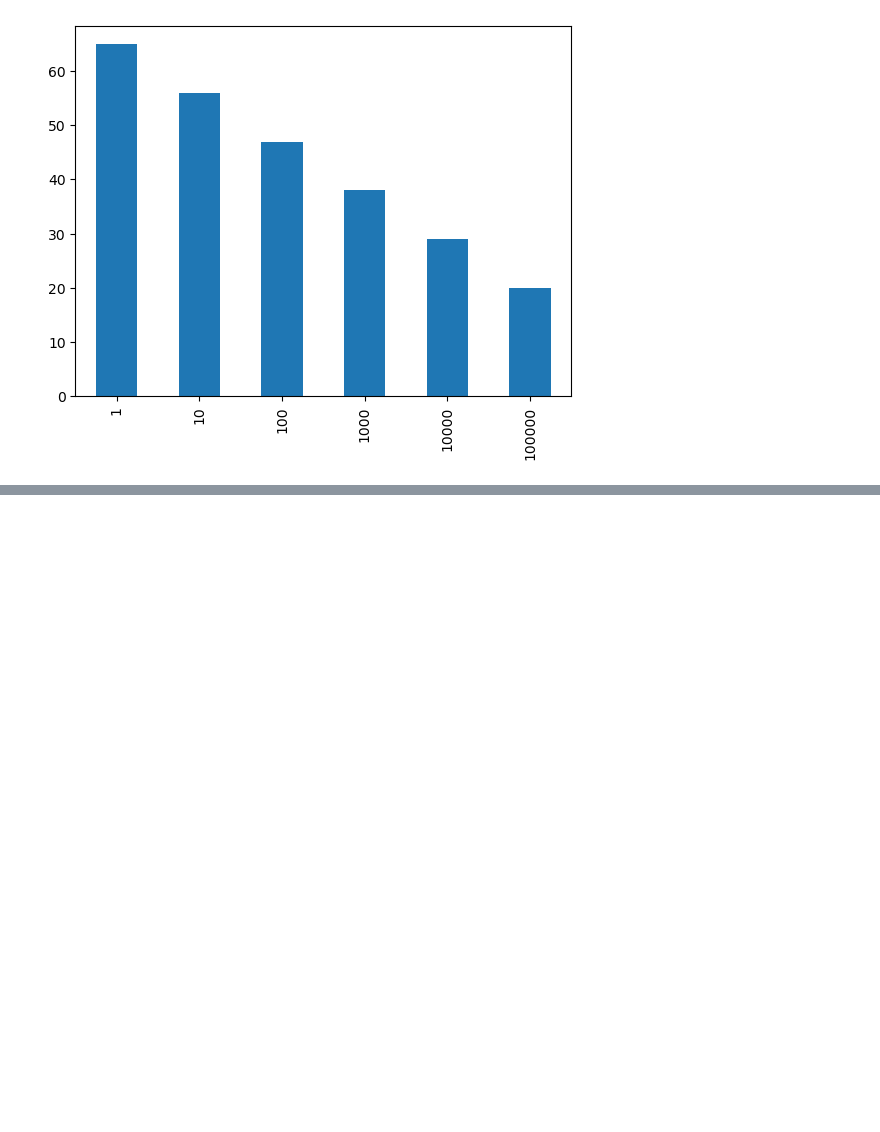
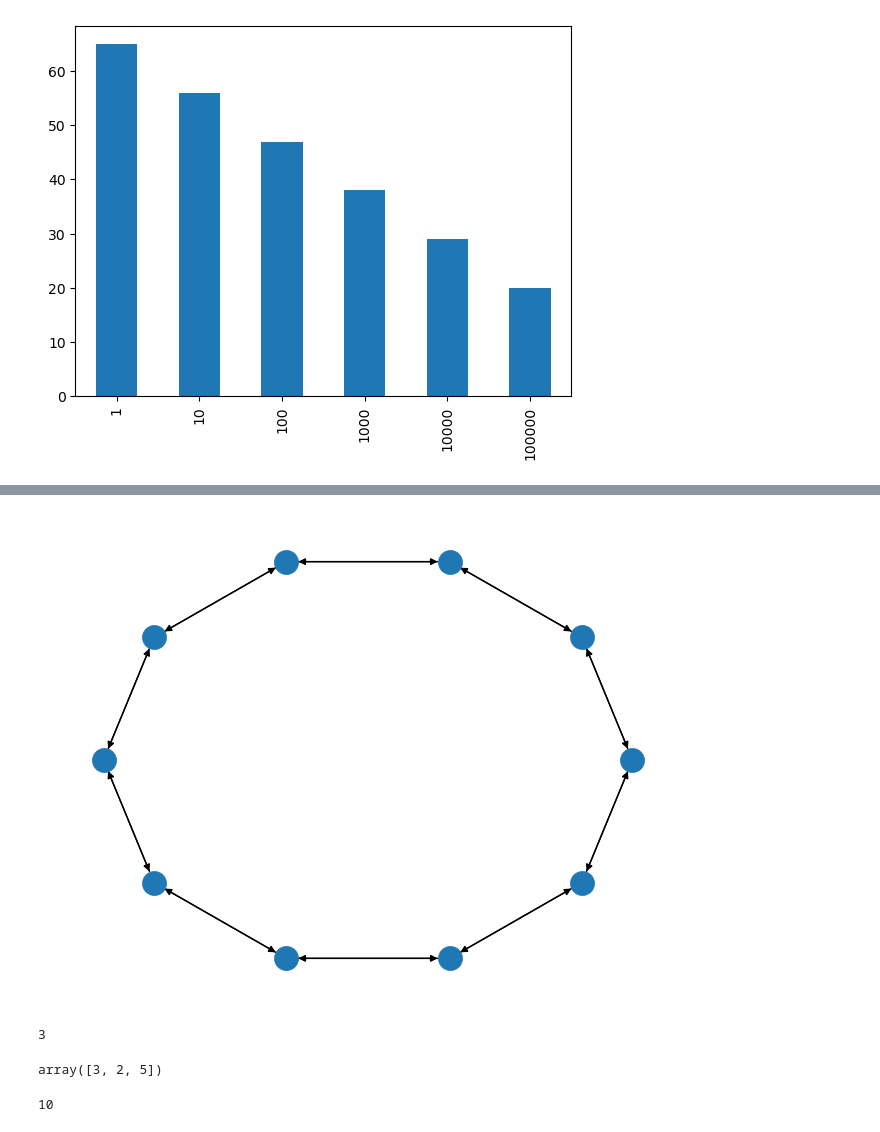
Before and after one commit to MaximKiryakin/Diploma, a Jupyter notebook: diploma.ipynb, the cells around one changed output, grey strips where cells are left out. Saved outputs shown, nothing was run; the diff lists cells and outputs as text; code cells hidden in the pictures; blank space fills up the shorter version.

```diff
--- a/diploma.ipynb
+++ b/diploma.ipynb
@@ -671,0 +688,5 @@ pd.Series(np.repeat(a, m*np.arange(a.size) + x)).value_counts().sort_index().plo
+# %%
+for i in range(len(id) - 1):
+    print(id[i])
+    a[id[i], id[i+1]] = 1
+    a[id[i+1], id[i]] = 1
@@ -671,0 +708,3 @@ pd.Series(np.repeat(a, m*np.arange(a.size) + x)).value_counts().sort_index().plo
+# %%
+number_of_nodes = 10
+a = lil_matrix((number_of_nodes, number_of_nodes))
@@ -671,0 +724,3 @@ pd.Series(np.repeat(a, m*np.arange(a.size) + x)).value_counts().sort_index().plo
+# %%
+id = np.arange(number_of_nodes)
+id
@@ -671,0 +729,6 @@ pd.Series(np.repeat(a, m*np.arange(a.size) + x)).value_counts().sort_index().plo
+# %%
+for i in range(len(id) - 1):
+    a[id[i], id[i+1]] = 1
+    a[id[i+1], id[i]] = 1
+a[0, -1] = 1
+a[-1, 0] = 1
@@ -671,0 +748,8 @@ pd.Series(np.repeat(a, m*np.arange(a.size) + x)).value_counts().sort_index().plo
+# %%
+graph = nx.DiGraph(a.toarray())
+pos = nx.circular_layout(graph)
+
+
+nx.draw(graph, pos)
+# %% [output]
+[figure, added]
@@ -671,0 +758,13 @@ pd.Series(np.repeat(a, m*np.arange(a.size) + x)).value_counts().sort_index().plo
+# %%
+number_of_ripped_edges
+# %% [output]
+3
+# %%
+index = np.random.choice(id, number_of_ripped_edges, replace=False)
+index
+# %% [output]
+array([3, 2, 5])
+# %%
+id.size
+# %% [output]
+10
```
Also changed, not shown: parts of 19 cells of this notebook, 2 other files.
